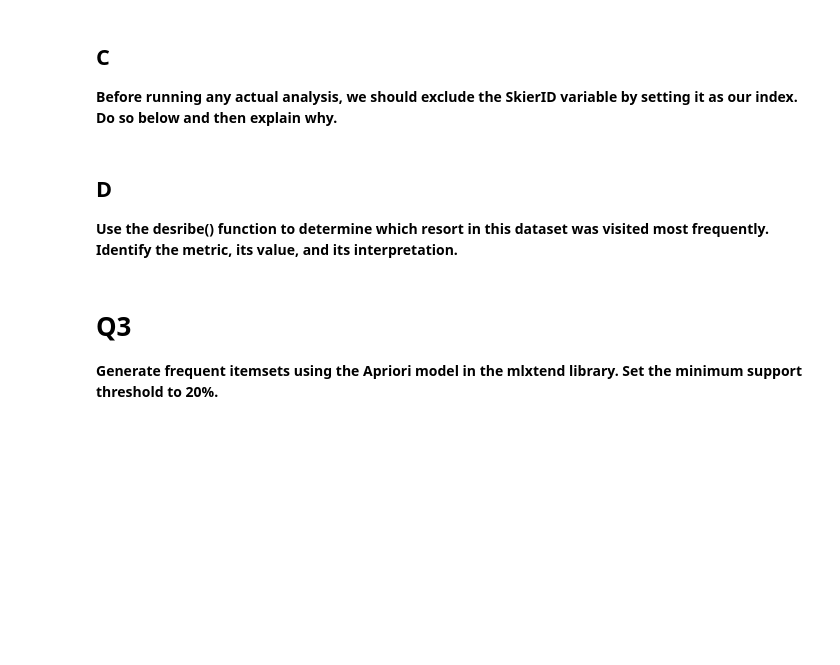
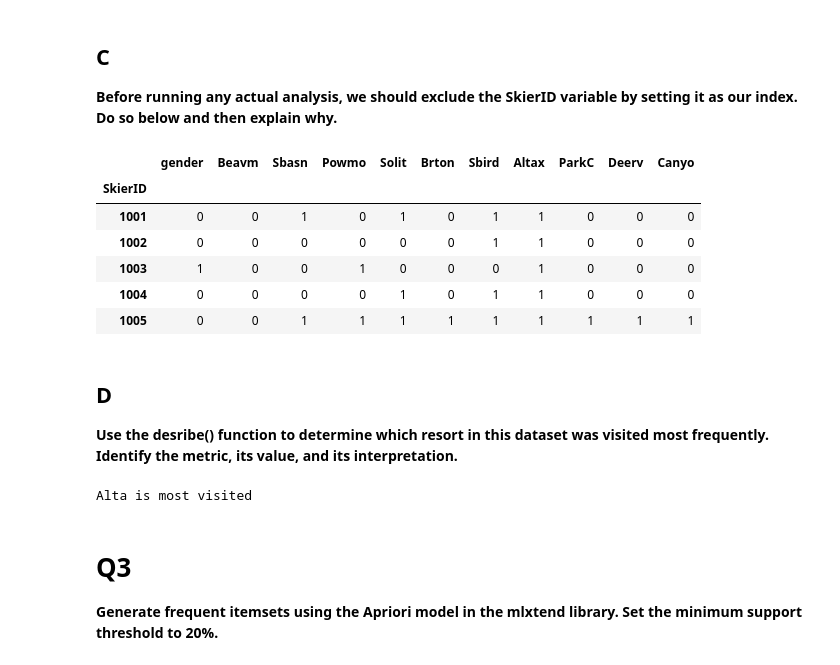
Before and after one commit to Tuckersteward/Spring-2025, a Jupyter notebook: Data 3300/Python/Unit 3/ICE Association Rules Analysis/ICE_Association Rules_Template_final (1).ipynb, the cells around one changed output. Saved outputs shown, nothing was run; the diff lists cells and outputs as text; code cells hidden in the pictures; blank space fills up the shorter version.

```diff
--- a/Data 3300/Python/Unit 3/ICE Association Rules Analysis/ICE_Association Rules_Template_final (1).ipynb
+++ b/Data 3300/Python/Unit 3/ICE Association Rules Analysis/ICE_Association Rules_Template_final (1).ipynb
@@ -49,7 +56,7 @@ df.head()
 ## A
 **Create a series of lambda functions to search for the text string labels of each ski resort in each response, then create a new column for each resort containing "True" or "False" depending on whether the resort was listed in the response.**
 # %%
-df[''] = ( x: "" in x., axis=1)
+df['Beavm'] = df.apply(lambda x: "Beavm" in x.Select_All_That_Apply, axis=1)
 df['Sbasn'] = df.apply(lambda x: "sbasn" in x.Select_All_That_Apply, axis=1)
 df['Powmo'] = df.apply(lambda x: "powmo" in x.Select_All_That_Apply, axis=1)
 df['Solit'] = df.apply(lambda x: "solit" in x.Select_All_That_Apply, axis=1)
@@ -68,9 +83,9 @@ df['Canyo'] = df.apply(lambda x: "canyo" in x.Select_All_That_Apply, axis=1)
 
 **Also, there's no need to keep in the 'Select_All_That_Apply' column, so let's drop that.**
 # %%
-df = df.drop('', axis=1)
-df.replace({: , : }, inplace=True)
-df.replace({'' : , '': }, inplace=True)
+df = df.drop('Select_All_That_Apply', axis=1)
+df.replace({"m":0, "f":1}, inplace=True)
+df.replace({True:1, False:0 }, inplace=True)
 
-df = df.rename({'': ''}, axis=1)
+# df = df.rename({'': ''}, axis=1)
 df.head()
@@ -80,13 +102,28 @@ df.head()
 **Before running any actual analysis, we should exclude the SkierID variable by setting it as our index. Do so below and then explain why.**
 # %%
 #set SkierID as the index
+df = df.set_index("SkierID")
 #view headers
+df.head()
+# %% [output]
+|  | gender | Beavm | Sbasn | Powmo | Solit | Brton | Sbird | Altax | ParkC | Deerv | Canyo |
+| SkierID |  |  |  |  |  |  |  |  |  |  |  |
+| 1001 | 0 | 0 | 1 | 0 | 1 | 0 | 1 | 1 | 0 | 0 | 0 |
+| 1002 | 0 | 0 | 0 | 0 | 0 | 0 | 1 | 1 | 0 | 0 | 0 |
+| 1003 | 1 | 0 | 0 | 1 | 0 | 0 | 0 | 1 | 0 | 0 | 0 |
+| 1004 | 0 | 0 | 0 | 0 | 1 | 0 | 1 | 1 | 0 | 0 | 0 |
+| 1005 | 0 | 0 | 1 | 1 | 1 | 1 | 1 | 1 | 1 | 1 | 1 |
 # %% [markdown]
 ## D
 
 **Use the desribe() function to determine which resort in this dataset was visited most frequently. Identify the metric, its value, and its interpretation.**
 # %%
 #produce descriptive stats for this dataset
+df.describe()
+df.mean()
+print("Alta is most visited")
+# %% [output]
+Alta is most visited
 # %% [markdown]
 # Q3
 
```
Also changed, not shown: parts of 34 cells of this notebook.
